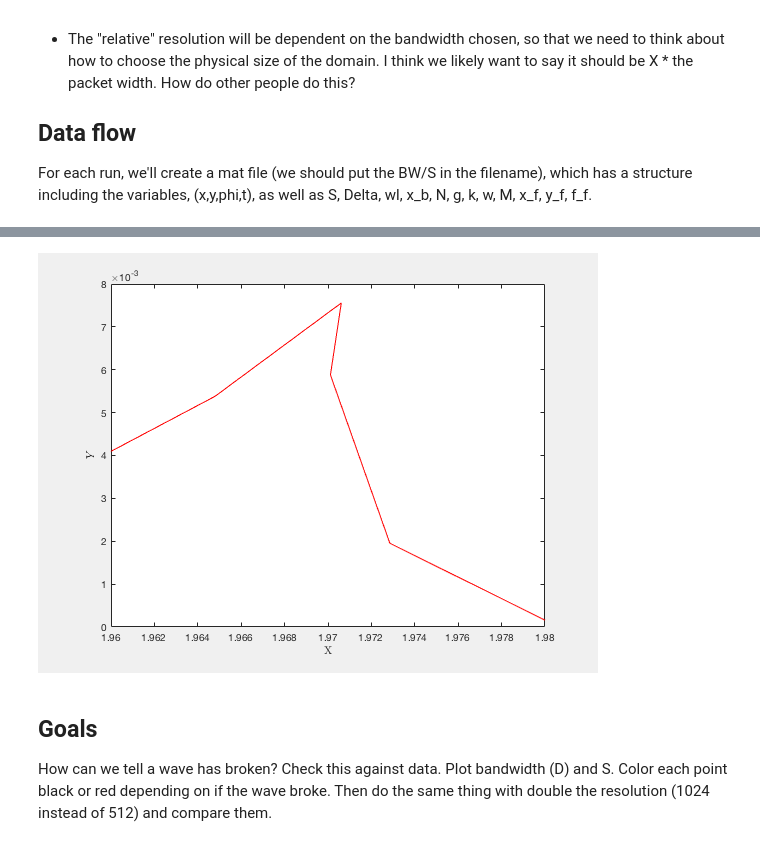
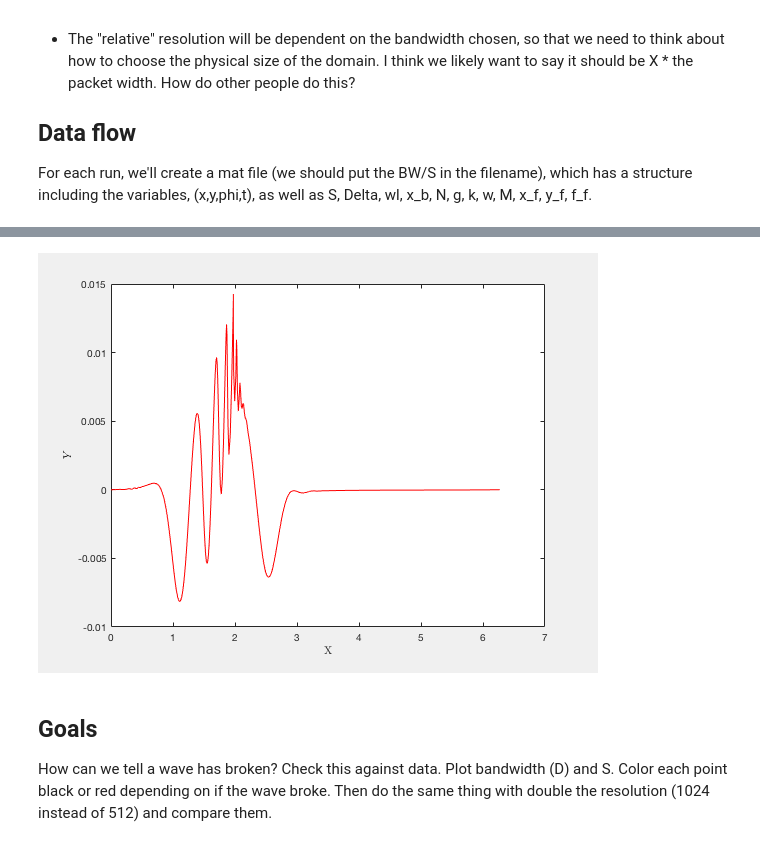
Before and after one commit to npizzo/particlekinematics, a Jupyter notebook: Focusing Packets.ipynb, the cells around one changed output, grey strips where cells are left out. Saved outputs shown, nothing was run; the diff lists cells and outputs as text; code cells hidden in the pictures.

```diff
--- a/Focusing Packets.ipynb
+++ b/Focusing Packets.ipynb
@@ -188,18 +199,13 @@ ylabel('$Y$','interpreter','latex')
 # %%
 clf
 set(gca,'fontsize',28)
-for i=1:35:length(t)
 plot(x_o(:,end),y_o(:,end),'r')
-% pause(0.1)
-hold on
-xlim([1.96 1.98])
-% ylim([-1e-2 1e-2])
-end
-% set(gca,'fontsize',28)
+%xlim([1.9 2.1])
+%ylim([-.002 .002])
 xlabel('X','interpreter','latex')
 ylabel('$Y$','interpreter','latex')
 # %% [output]
-[figure, old version]
+[figure, new version]
 # %% [markdown]
 Goals
 ----
```
Also changed, not shown: parts of 5 cells of this notebook, 16 other files.
